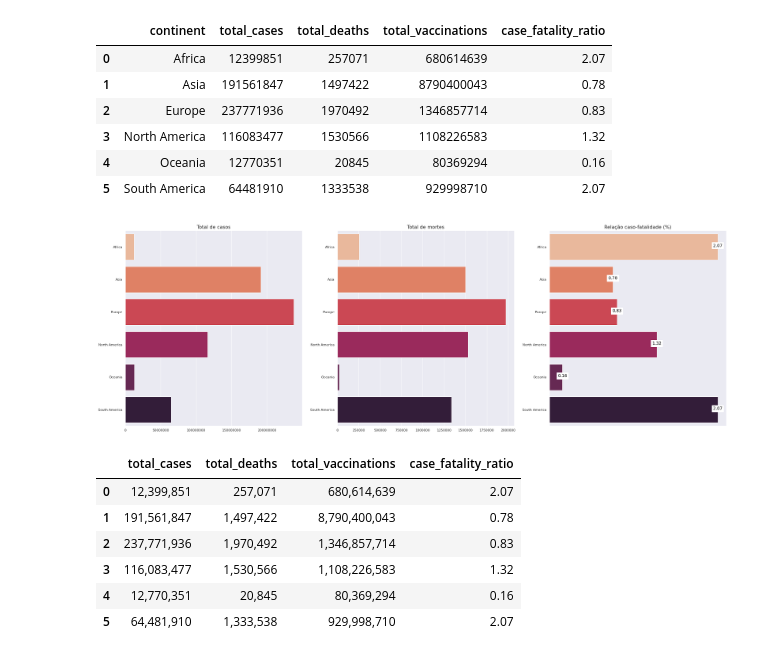
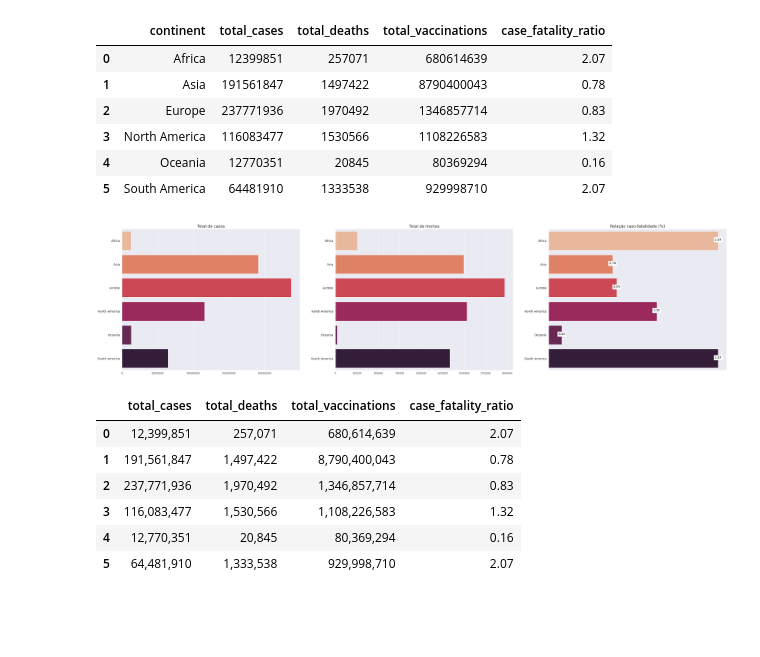
Before and after one commit to LRLeite/Data-Analytics, a Jupyter notebook: covid_19.ipynb, the cells around one changed output. Drawn from its saved outputs; the diff is of its cells as text; code cells hidden in the pictures; blank space fills up the shorter version.

```diff
--- a/covid_19.ipynb
+++ b/covid_19.ipynb
@@ -242,44 +242,47 @@ df_continents
 # %%
 #Gráficos
 sns.set_theme(style = "dark")
-fig, ax = plt.subplots(1, 3, figsize = (36,12))
+fig, ax = plt.subplots(1, 3, figsize = (50,12))
 
 ax[0].ticklabel_format(style='plain') #remover notação científica
 ax[1].ticklabel_format(style='plain') #remover notação científica
 ax[2].ticklabel_format(style='plain') #remover notação científica
 
-ax[0].set_title('Total de casos', fontsize = 16)
+ax[0].set_title('Total de casos', fontsize = 18)
 ax[0] = sns.barplot(data = df_continents, x = df_continents['total_cases'], y = df_continents['continent'], palette = "rocket_r", ci = None, order = ['Africa', 'Asia', 'Europe', 'North America', 'Oceania', 'South America'], ax = ax[0])
 ax[0].set_xlabel(None)
 ax[0].set_ylabel(None)
 ax[0].xaxis.grid()
+ax[0].tick_params(axis ='y', labelsize= 14)
 
-ax[1].set_title('Total de mortes', fontsize = 16)
+ax[1].set_title('Total de mortes', fontsize = 18)
 ax[1] = sns.barplot(data = df_continents, x = df_continents['total_deaths'], y = df_continents['continent'], palette = "rocket_r", ci = None, order = ['Africa', 'Asia', 'Europe', 'North America', 'Oceania', 'South America'], ax = ax[1])
 ax[1].set_xlabel(None)
 ax[1].set_ylabel(None)
 ax[1].xaxis.grid()
+ax[1].tick_params(axis ='y', labelsize= 14)
 
-ax[2].set_title('Relação caso-fatalidade (%)', fontsize = 16)
+ax[2].set_title('Relação caso-fatalidade (%)', fontsize = 18)
 ax[2] = sns.barplot(data = df_continents, x = df_continents['case_fatality_ratio'], y = df_continents['continent'], palette = "rocket_r", ci = None, order = ['Africa', 'Asia', 'Europe', 'North America', 'Oceania', 'South America'], ax = ax[2])
 ax[2].set_xlabel(None)
 ax[2].set_ylabel(None)
+ax[2].tick_params(axis ='y', labelsize= 14)
 
 x_axis = ax[2].axes.get_xaxis()
 x_axis.set_visible(False)
 
 for p in ax[2].patches:
   _x = p.get_x() + p.get_width()
   _y = p.get_y() + p.get_height() / 2
   value = float(p.get_width())
   ax[2].text(_x, _y, value, ha = "center",
   fontsize = 14,
   color = 'black',
   backgroundcolor = 'white')
 
 plt.show()
 # %% [output]
-[figure, old version]
+[figure, new version]
 # %%
 #Tabela resumo
 df_continents[['total_cases', 'total_deaths', 'total_vaccinations', 'case_fatality_ratio']].applymap(lambda x: "{:,}".format(x))
```
